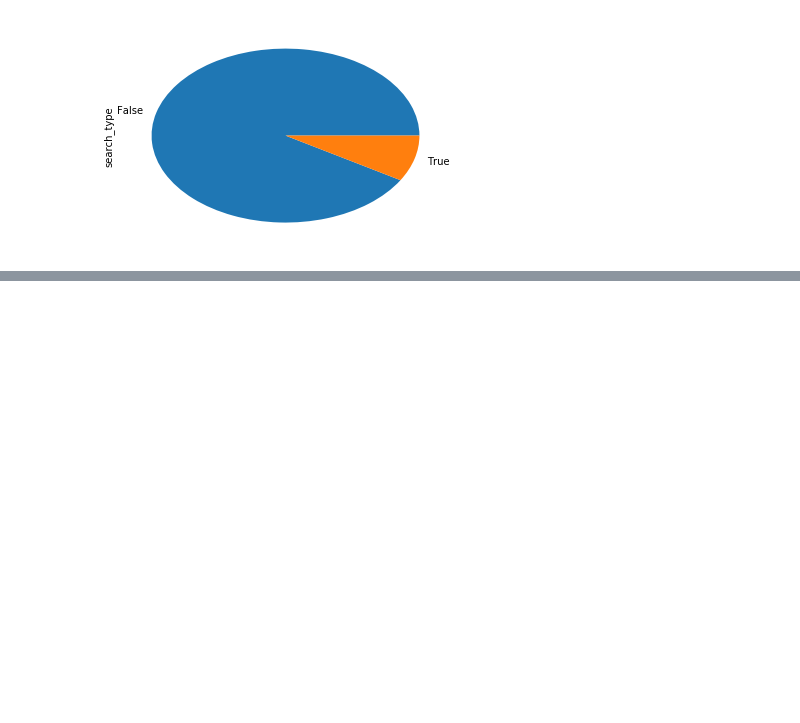
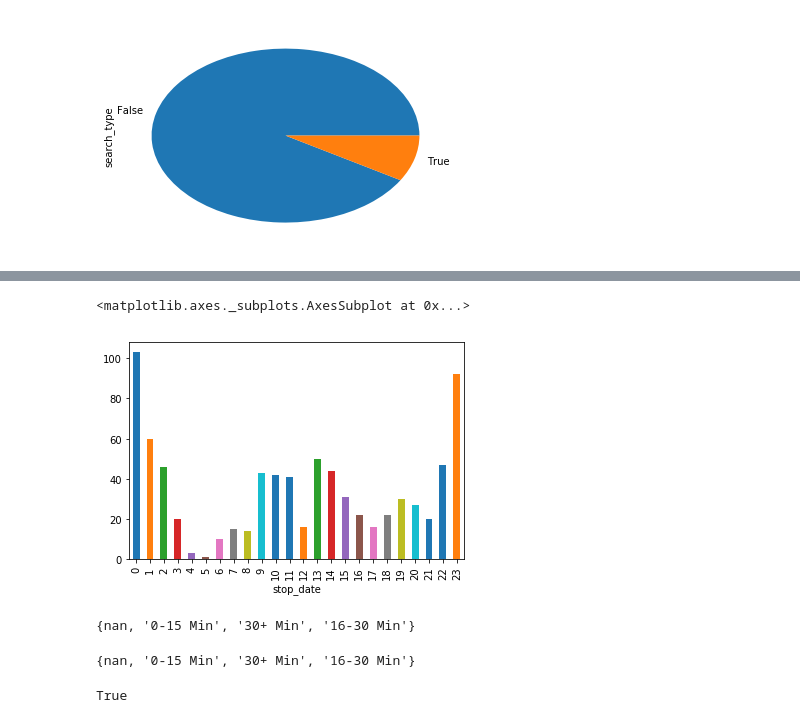
Before and after one commit to TheCulliganMan/PyCon, a Jupyter notebook: Using-Pandas-For-Better-Or-Worse/UsingPandas.ipynb, the cells around one changed output, grey strips where cells are left out. Drawn from its saved outputs; the diff is of its cells as text; code cells hidden in the pictures; blank space fills up the shorter version.

```diff
--- a/Using-Pandas-For-Better-Or-Worse/UsingPandas.ipynb
+++ b/Using-Pandas-For-Better-Or-Worse/UsingPandas.ipynb
@@ -97,0 +106,22 @@ Name: search_type, dtype: int64
+# %%
+RI[RI['drugs_related_stop'] == True].groupby(RI.stop_datetime.dt.hour)['drugs_related_stop'].count().plot.bar()
+# %% [output]
+<matplotlib.axes._subplots.AxesSubplot at 0x...>
+[figure, added]
+# %%
+import numpy as np
+df = RI.copy()
+df['stop_duration'].replace('1', np.NaN, inplace=True)
+df['stop_duration'].replace('2', np.NaN, inplace=True)
+df.loc[(df.stop_duration == '1') | (df.stop_duration == '2')] = np.NaN
+set(df['stop_duration'])
+# %% [output]
+{nan, '0-15 Min', '30+ Min', '16-30 Min'}
+# %%
+set(RI['stop_duration'])
+# %% [output]
+{nan, '0-15 Min', '30+ Min', '16-30 Min'}
+# %%
+float('inf') > 1
+# %% [output]
+True
```
Also changed, not shown: parts of 2 cells of this notebook.
